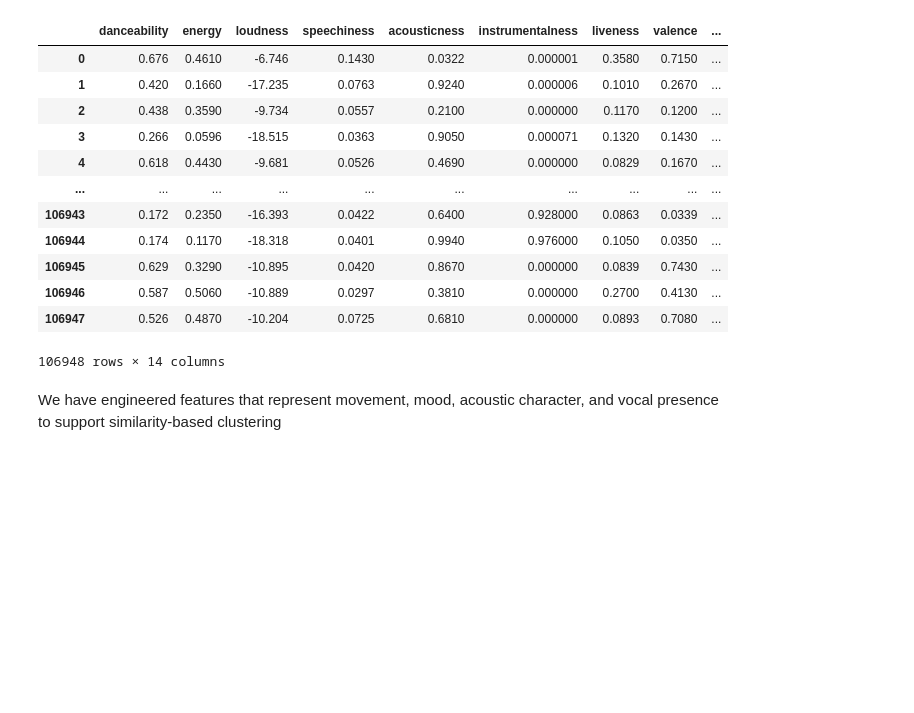
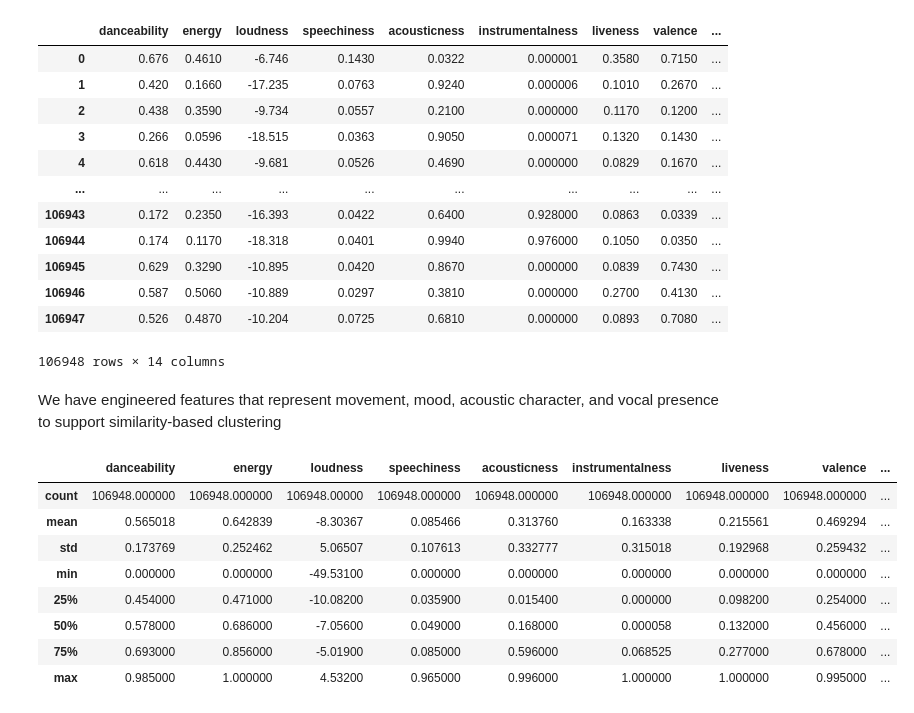
Before and after one commit to ali-khurshid/Spotify_Tracks, a Jupyter notebook: notebooks/03_feature_engineering.ipynb, the cells around one changed output. Saved outputs shown, nothing was run; the diff lists cells and outputs as text; code cells hidden in the pictures; blank space fills up the shorter version.

```diff
--- a/notebooks/03_feature_engineering.ipynb
+++ b/notebooks/03_feature_engineering.ipynb
@@ -129,3 +129,15 @@ df_cluster
 106948 rows × 14 columns
 # %% [markdown]
 We have engineered features that represent movement, mood, acoustic character, and vocal presence to support similarity-based clustering
+# %%
+df_cluster.describe()
+# %% [output]
+|  | danceability | energy | loudness | speechiness | acousticness | instrumentalness | liveness | valence | ... |
+| count | 106948.000000 | 106948.000000 | 106948.00000 | 106948.000000 | 106948.000000 | 106948.000000 | 106948.000000 | 106948.000000 | ... |
+| mean | 0.565018 | 0.642839 | -8.30367 | 0.085466 | 0.313760 | 0.163338 | 0.215561 | 0.469294 | ... |
+| std | 0.173769 | 0.252462 | 5.06507 | 0.107613 | 0.332777 | 0.315018 | 0.192968 | 0.259432 | ... |
+| min | 0.000000 | 0.000000 | -49.53100 | 0.000000 | 0.000000 | 0.000000 | 0.000000 | 0.000000 | ... |
+| 25% | 0.454000 | 0.471000 | -10.08200 | 0.035900 | 0.015400 | 0.000000 | 0.098200 | 0.254000 | ... |
+| 50% | 0.578000 | 0.686000 | -7.05600 | 0.049000 | 0.168000 | 0.000058 | 0.132000 | 0.456000 | ... |
+| 75% | 0.693000 | 0.856000 | -5.01900 | 0.085000 | 0.596000 | 0.068525 | 0.277000 | 0.678000 | ... |
+| max | 0.985000 | 1.000000 | 4.53200 | 0.965000 | 0.996000 | 1.000000 | 1.000000 | 0.995000 | ... |
```
Also changed, not shown: parts of 2 cells of this notebook.
